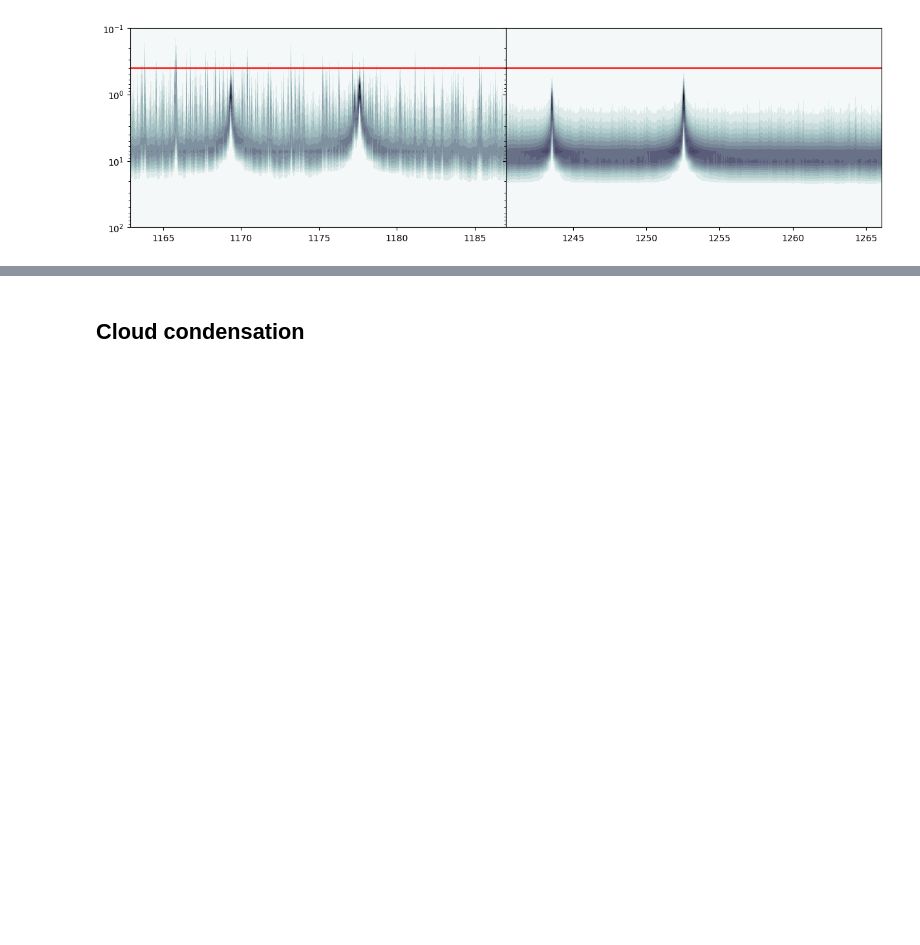
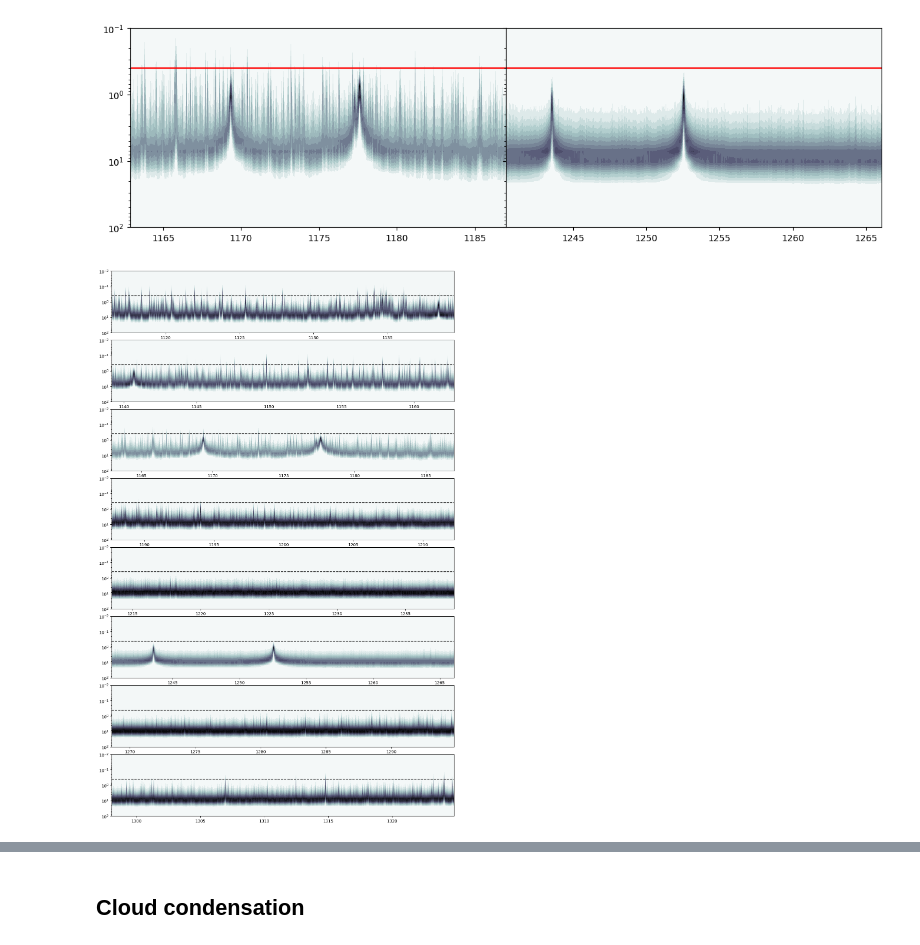
Before and after one commit to samderegt/retrieval_base, a Jupyter notebook: Luhman_16/test_K_lines.ipynb, the cells around one changed output, grey strips where cells are left out. Saved outputs shown, nothing was run; the diff lists cells and outputs as text; code cells hidden in the pictures; blank space fills up the shorter version.

```diff
--- a/Luhman_16/test_K_lines.ipynb
+++ b/Luhman_16/test_K_lines.ipynb
@@ -96,3 +96,25 @@ plt.savefig('./plots/K_lines_contr_em.pdf')
 plt.show()
 # %% [output]
 [figure]
+# %%
+import petitRADTRANS.nat_cst as nc
+
+fig, ax = plt.subplots(figsize=(15,3*d_spec.n_orders), nrows=d_spec.n_orders, sharey=True, gridspec_kw={'hspace':0.12})
+
+for order in range(d_spec.n_orders):
+    # Convert [cm] -> [nm]
+    m_wave = nc.c/pRT_atm.atm[order].freq * 1e7
+
+    X, Y = np.meshgrid(m_wave, PT.pressure)
+    ax[order].contourf(X, Y, pRT_atm.atm[order].contr_em, 15, cmap=plt.cm.bone_r)
+
+for ax_i in ax:
+    ax_i.axhline(10**(-0.4), c='k', ls='--')
+
+ax[0].set(yscale='log', ylim=(1e-2,1e2))
+ax[0].invert_yaxis()
+
+#plt.savefig('./plots/K_lines_contr_em.pdf')
+plt.show()
+# %% [output]
+[figure, added]
```
Also changed, not shown: parts of 6 cells of this notebook, 15 other files.
